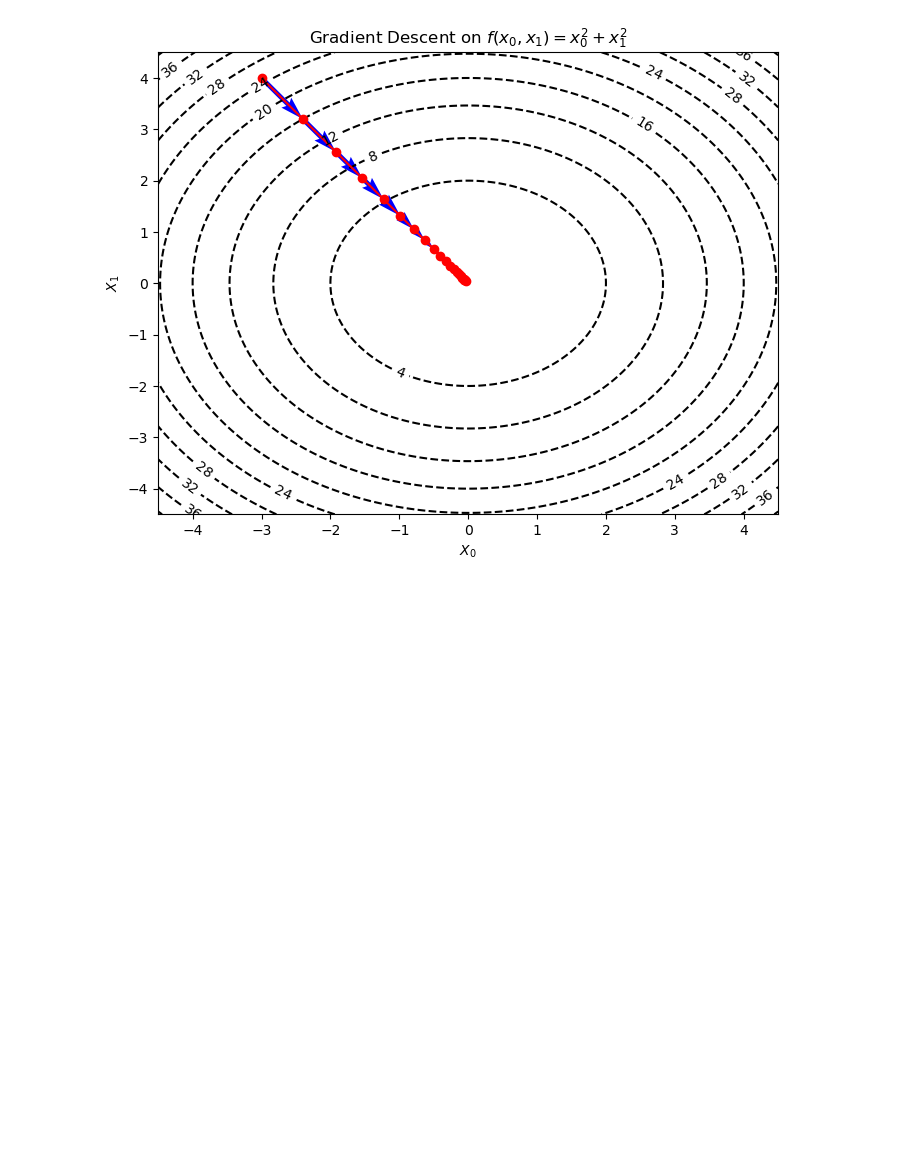
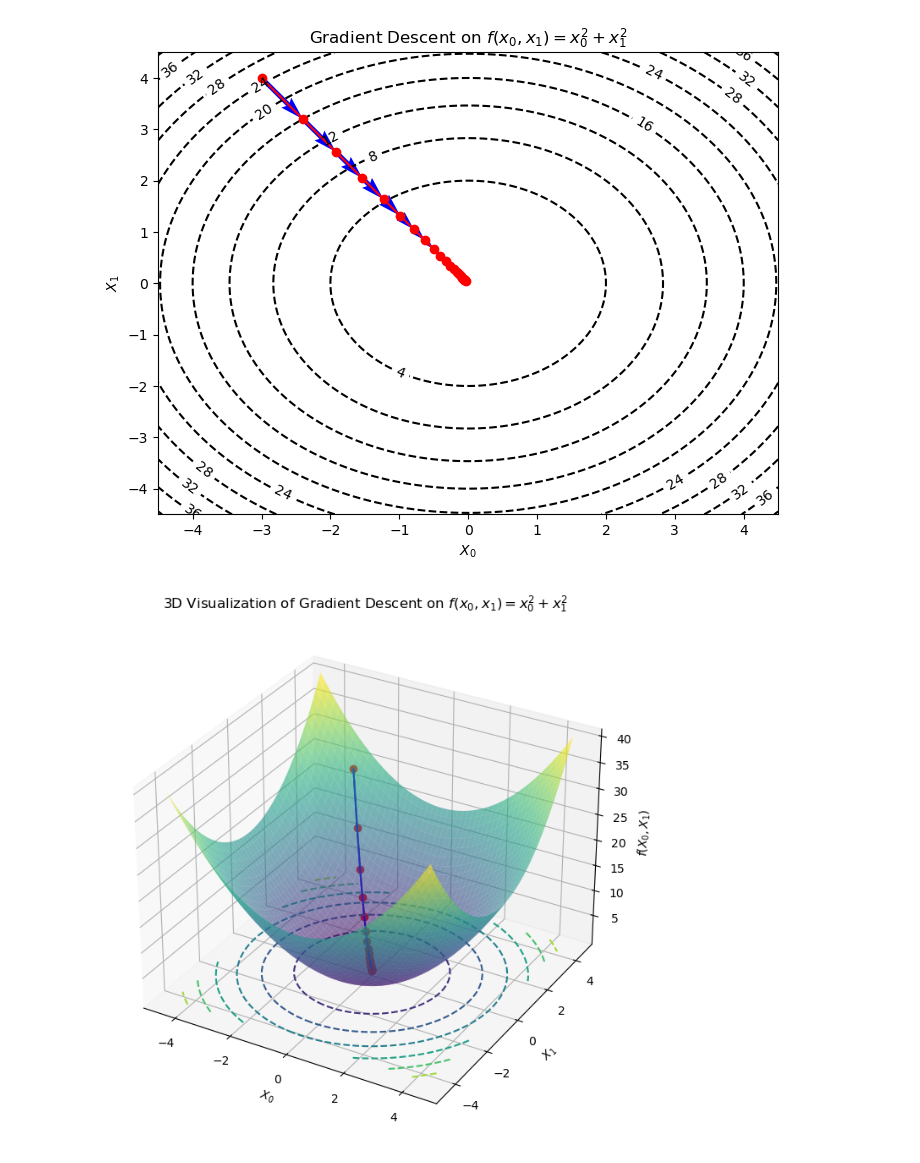
Before and after one commit to lvzeyu/css_nlp, a Jupyter notebook: _sources/notebook/NN_supp.ipynb, the cells around one changed output. Drawn from its saved outputs; the diff is of its cells as text; code cells hidden in the pictures; blank space fills up the shorter version.

```diff
--- a/_sources/notebook/NN_supp.ipynb
+++ b/_sources/notebook/NN_supp.ipynb
@@ -178,3 +97,60 @@ plt.title("Gradient Descent on $f(x_0, x_1) = x_0^2 + x_1^2$")
 plt.show()
 # %% [output]
 [figure]
+# %%
+import numpy as np
+import matplotlib.pyplot as plt
+from mpl_toolkits.mplot3d import Axes3D
+from mpl_toolkits.mplot3d.art3d import Poly3DCollection
+# 既に定義済みのfunction_fとnumberical_gradientを利用します。
+
+# 勾配降下法の実装
+def gradient_descent(f, init_x, lr=0.01, num_iterations=100):
+    x = init_x
+    x_history = [x.copy()]
+
+    for i in range(num_iterations):
+        grad = numberical_gradient(f, x)
+        x -= lr * grad
+        x_history.append(x.copy())
+
+    return np.array(x_history)
+
+# Parameters
+init_x = np.array([-3.0, 4.0])
+lr = 0.1
+num_iterations = 20
+
+# Run gradient descent
+x_history = gradient_descent(function_f, init_x, lr, num_iterations)
+
+# 3D Visualization
+x = np.linspace(-4.5, 4.5, 200)
+y = np.linspace(-4.5, 4.5, 200)
+X, Y = np.meshgrid(x, y)
+Z = X**2 + Y**2
+
+fig = plt.figure(figsize=(10, 8))
+ax = fig.add_subplot(111, projection='3d')
+ax.plot_surface(X, Y, Z, cmap='viridis', alpha=0.6)
+ax.contour(X, Y, Z, zdir='z', offset=0, cmap='viridis', linestyles='dashed')
+
+# Plotting the path of gradient descent
+Z_history = np.array([function_f(x) for x in x_history])
+ax.plot(x_history[:, 0], x_history[:, 1], Z_history, 'o-', color='red')
+
+# Adding arrows for each gradient in 3D
+for i in range(1, len(x_history)):
+    ax.quiver(x_history[i-1][0], x_history[i-1][1], Z_history[i-1],
+              x_history[i][0]-x_history[i-1][0],
+              x_history[i][1]-x_history[i-1][1],
+              Z_history[i]-Z_history[i-1],
+              color="blue", arrow_length_ratio=0.05)
+
+ax.set_title("3D Visualization of Gradient Descent on $f(x_0, x_1) = x_0^2 + x_1^2$")
+ax.set_xlabel("$X_0$")
+ax.set_ylabel("$X_1$")
+ax.set_zlabel("$f(X_0, X_1)$")
+plt.show()
+# %% [output]
+[figure, added]
```
Also changed, not shown: parts of 4 cells of this notebook, 9 other files.
